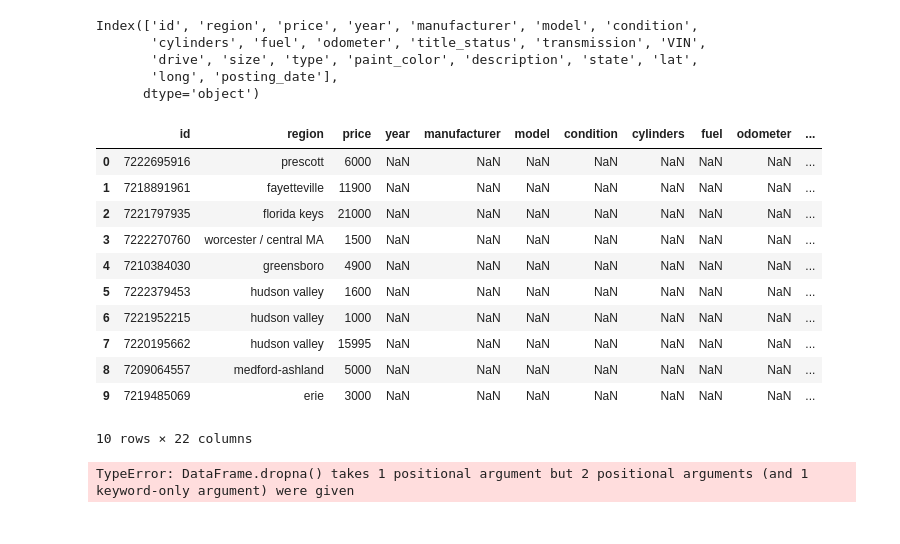
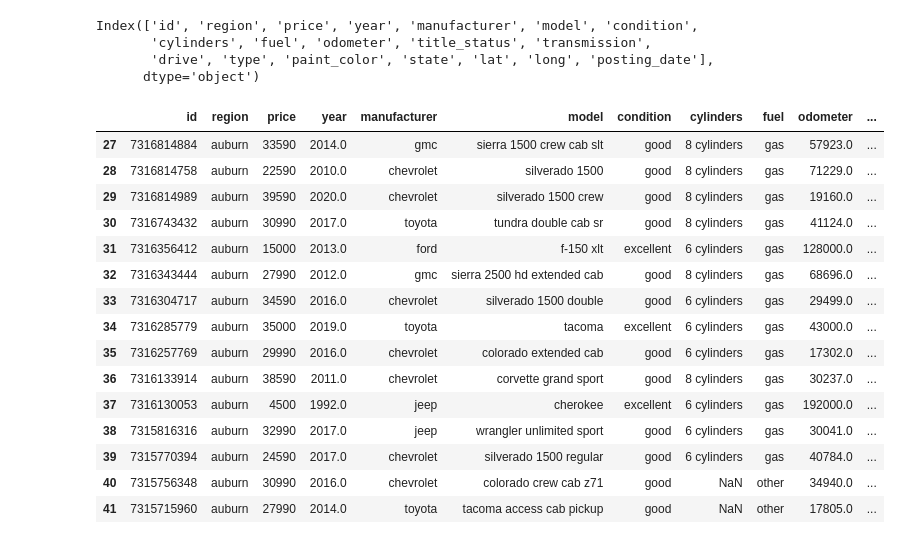
Before and after one commit to alexchilton/CAS_Project, a Jupyter notebook: m1_notebook_1.ipynb, the cells around one changed output. Drawn from its saved outputs; the diff is of its cells as text; code cells hidden in the pictures.

Commit message:
Loaded dataset, quick check

```diff
--- a/m1_notebook_1.ipynb
+++ b/m1_notebook_1.ipynb
@@ -4,2 +12,11 @@ import numpy as np
+# %%
+# Define paths
+car_path = '/content/drive/MyDrive/CAS_AML/datasets/vehicles.csv'
+stars_path='/content/drive/MyDrive/CAS_AML/datasets/star_classification.csv'
+output_dir = '/content/drive/MyDrive/CAS_AML/outputs'
+
+# Ensure output directory exists
+os.makedirs(output_dir, exist_ok=True)
 # %%
-cars=pd.read_csv('vehicles.csv')
+cars=pd.read_csv(car_path)
+stars=pd.read_csv(stars_path)
@@ -6,32 +38,33 @@ cars=pd.read_csv('vehicles.csv')
 # %%
-cars_clean=cars.drop(['url', 'region_url','image_url', 'county'], axis=1)
+cars_clean=cars.drop(['url', 'region_url','image_url', 'county', 'VIN', 'description', 'size'], axis=1)
 # %%
 cars_clean.columns
 # %% [output]
 Index(['id', 'region', 'price', 'year', 'manufacturer', 'model', 'condition',
-       'cylinders', 'fuel', 'odometer', 'title_status', 'transmission', 'VIN',
-       'drive', 'size', 'type', 'paint_color', 'description', 'state', 'lat',
-       'long', 'posting_date'],
+       'cylinders', 'fuel', 'odometer', 'title_status', 'transmission',
+       'drive', 'type', 'paint_color', 'state', 'lat', 'long', 'posting_date'],
       dtype='object')
+# %%
+cars_clean=cars_clean.dropna(subset=['manufacturer','fuel'])
 # %%
-cars_clean.head(10)
+cars_clean.head(15)
 # %% [output]
 |  | id | region | price | year | manufacturer | model | condition | cylinders | fuel | odometer | ... |
-| 0 | 7222695916 | prescott | 6000 | NaN | NaN | NaN | NaN | NaN | NaN | NaN | ... |
-| 1 | 7218891961 | fayetteville | 11900 | NaN | NaN | NaN | NaN | NaN | NaN | NaN | ... |
-| 2 | 7221797935 | florida keys | 21000 | NaN | NaN | NaN | NaN | NaN | NaN | NaN | ... |
-| 3 | 7222270760 | worcester / central MA | 1500 | NaN | NaN | NaN | NaN | NaN | NaN | NaN | ... |
-| 4 | 7210384030 | greensboro | 4900 | NaN | NaN | NaN | NaN | NaN | NaN | NaN | ... |
-| 5 | 7222379453 | hudson valley | 1600 | NaN | NaN | NaN | NaN | NaN | NaN | NaN | ... |
-| 6 | 7221952215 | hudson valley | 1000 | NaN | NaN | NaN | NaN | NaN | NaN | NaN | ... |
-| 7 | 7220195662 | hudson valley | 15995 | NaN | NaN | NaN | NaN | NaN | NaN | NaN | ... |
-| 8 | 7209064557 | medford-ashland | 5000 | NaN | NaN | NaN | NaN | NaN | NaN | NaN | ... |
-| 9 | 7219485069 | erie | 3000 | NaN | NaN | NaN | NaN | NaN | NaN | NaN | ... |
+| 27 | 7316814884 | auburn | 33590 | 2014.0 | gmc | sierra 1500 crew cab slt | good | 8 cylinders | gas | 57923.0 | ... |
+| 28 | 7316814758 | auburn | 22590 | 2010.0 | chevrolet | silverado 1500 | good | 8 cylinders | gas | 71229.0 | ... |
+| 29 | 7316814989 | auburn | 39590 | 2020.0 | chevrolet | silverado 1500 crew | good | 8 cylinders | gas | 19160.0 | ... |
+| 30 | 7316743432 | auburn | 30990 | 2017.0 | toyota | tundra double cab sr | good | 8 cylinders | gas | 41124.0 | ... |
+| 31 | 7316356412 | auburn | 15000 | 2013.0 | ford | f-150 xlt | excellent | 6 cylinders | gas | 128000.0 | ... |
+| 32 | 7316343444 | auburn | 27990 | 2012.0 | gmc | sierra 2500 hd extended cab | good | 8 cylinders | gas | 68696.0 | ... |
+| 33 | 7316304717 | auburn | 34590 | 2016.0 | chevrolet | silverado 1500 double | good | 6 cylinders | gas | 29499.0 | ... |
+| 34 | 7316285779 | auburn | 35000 | 2019.0 | toyota | tacoma | excellent | 6 cylinders | gas | 43000.0 | ... |
+| 35 | 7316257769 | auburn | 29990 | 2016.0 | chevrolet | colorado extended cab | good | 6 cylinders | gas | 17302.0 | ... |
+| 36 | 7316133914 | auburn | 38590 | 2011.0 | chevrolet | corvette grand sport | good | 8 cylinders | gas | 30237.0 | ... |
+| 37 | 7316130053 | auburn | 4500 | 1992.0 | jeep | cherokee | excellent | 6 cylinders | gas | 192000.0 | ... |
+| 38 | 7315816316 | auburn | 32990 | 2017.0 | jeep | wrangler unlimited sport | good | 6 cylinders | gas | 30041.0 | ... |
+| 39 | 7315770394 | auburn | 24590 | 2017.0 | chevrolet | silverado 1500 regular | good | 6 cylinders | gas | 40784.0 | ... |
+| 40 | 7315756348 | auburn | 30990 | 2016.0 | chevrolet | colorado crew cab z71 | good | NaN | other | 34940.0 | ... |
+| 41 | 7315715960 | auburn | 27990 | 2014.0 | toyota | tacoma access cab pickup | good | NaN | other | 17805.0 | ... |
-10 rows × 22 columns
-# %%
-cars_clean=cars_clean.dropna(['manufacturer','fuel'], axis=1)
-# %% [output]
-TypeError: DataFrame.dropna() takes 1 positional argument but 2 positional arguments (and 1 keyword-only argument) were given
 # %%
 cars_clean.info()
 # %% [output]
```
Also changed, not shown: parts of 5 cells of this notebook.
